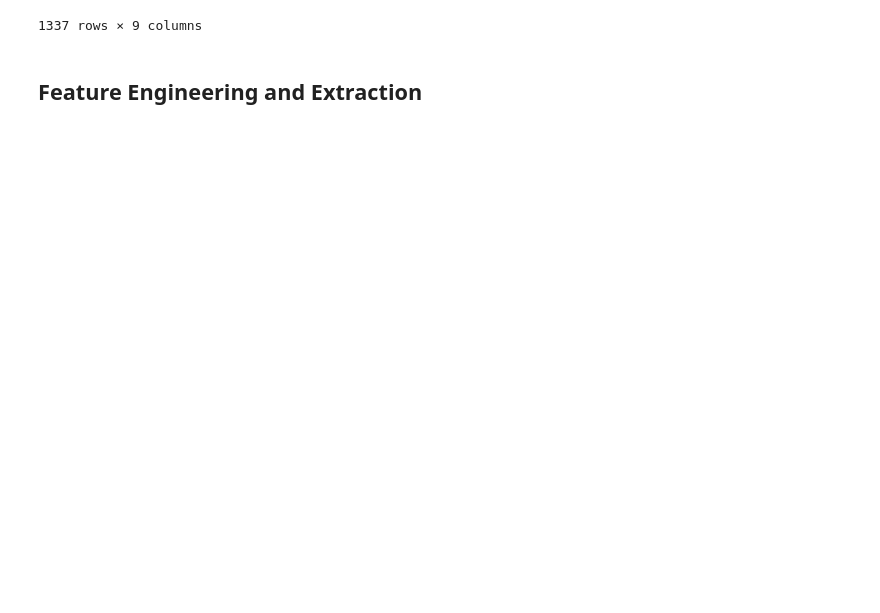
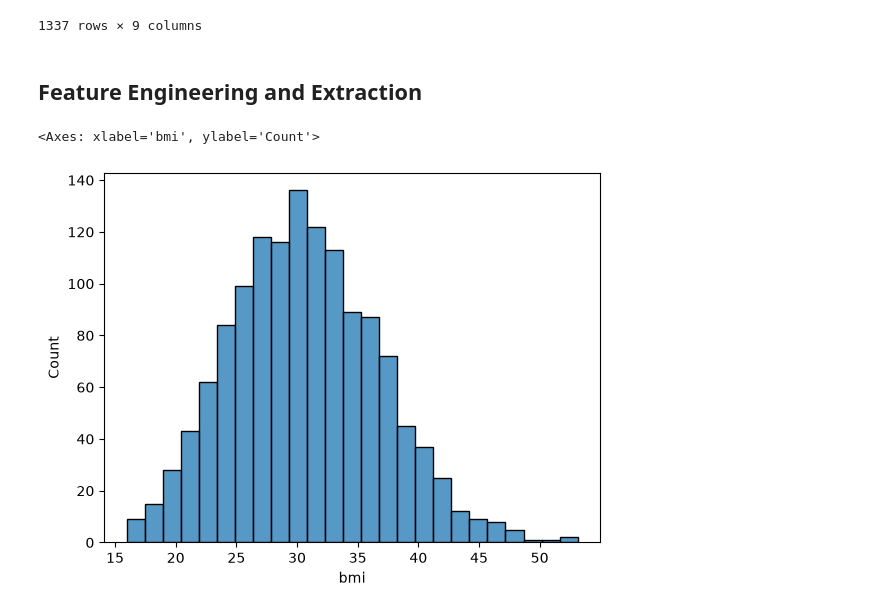
Before and after one commit to FaisalMahmudArzu/Exploring-data-analysis-2, a Jupyter notebook: insurance.ipynb, the cells around one changed output. Cells and saved outputs as stored; diff of their text form; code cells hidden in the pictures; blank space fills up the shorter version.

```diff
--- a/test1.ipynb
+++ b/insurance.ipynb
@@ -259,3 +259,8 @@ df_cleaned
 1337 rows × 9 columns
 # %% [markdown]
 ## Feature Engineering and Extraction
+# %%
+sns.histplot(df['bmi'])
+# %% [output]
+<Axes: xlabel='bmi', ylabel='Count'>
+[figure, added]
```
Also changed, not shown: parts of 16 cells of this notebook, 1 other file.
